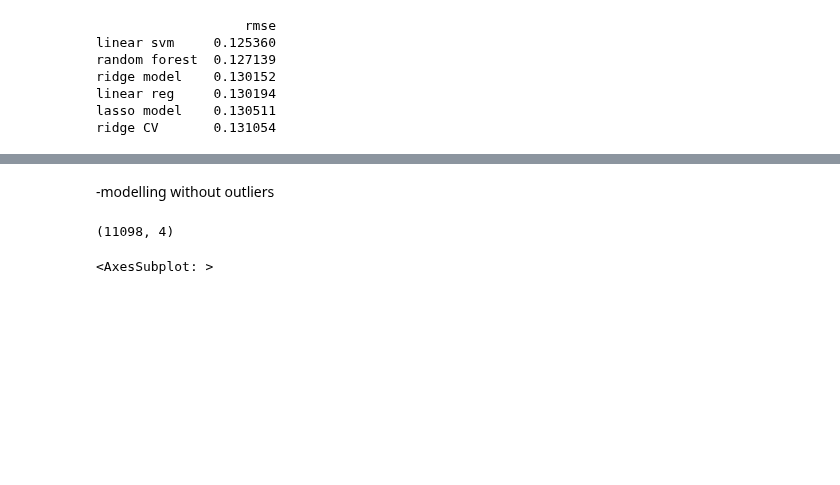
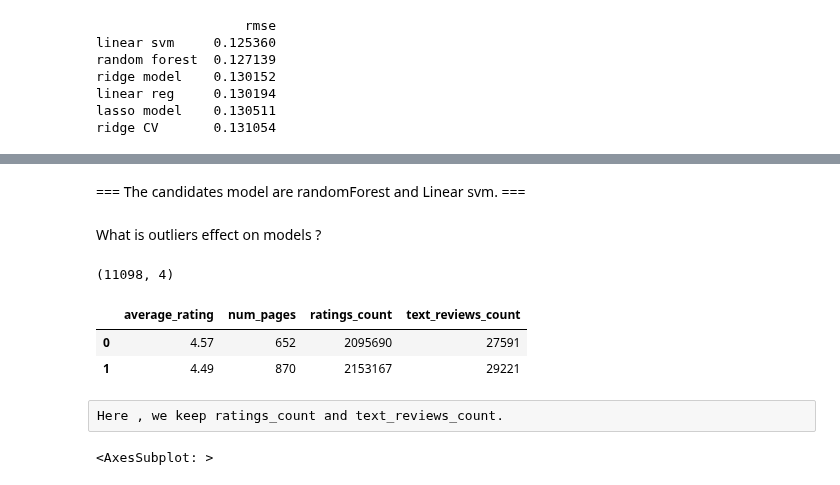
Before and after one commit to phenixMaster/books_rating_project_python_main, a Jupyter notebook: Python_labs_project.ipynb, the cells around one changed output, grey strips where cells are left out. Cells and saved outputs as stored; diff of their text form; code cells hidden in the pictures; blank space fills up the shorter version.

```diff
--- a/Python_labs_project.ipynb
+++ b/Python_labs_project.ipynb
@@ -774,5 +749,7 @@ lets fit model without outliers.
-# %% [markdown]
--modelling without outliers
+# %% [markdown]
+=== The candidates model are randomForest and Linear svm. ===
+# %% [markdown]
+What is outliers effect on models ?
 # %%
 # remove outliers from a erage rating only
 df2 = df.loc[df.average_rating >= 2,['average_rating', 'num_pages', 'ratings_count', 'text_reviews_count']]
@@ -780,6 +757,14 @@ df2 = df.loc[df.average_rating >= 2,['average_rating', 'num_pages', 'ratings_cou
 df2.shape
 # %% [output]
 (11098, 4)
+# %%
+df2.head(2)
+# %% [output]
+|  | average_rating | num_pages | ratings_count | text_reviews_count |
+| 0 | 4.57 | 652 | 2095690 | 27591 |
+| 1 | 4.49 | 870 | 2153167 | 29221 |
+# %% [raw]
+Here , we keep ratings_count and text_reviews_count.
 # %%
 # detect and remove outliers function
 def remove_outliers(X,bins = 50, plot = "bool"):
```
Also changed, not shown: parts of 22 cells of this notebook.
